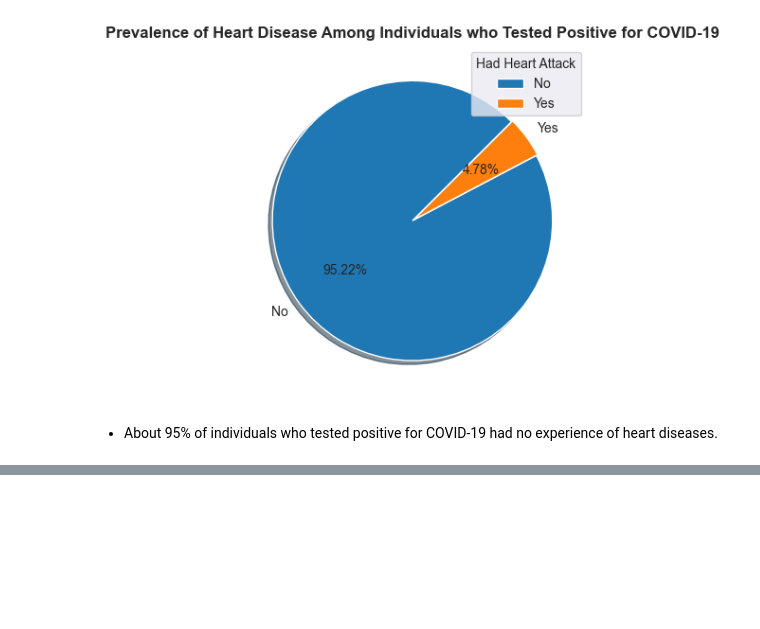
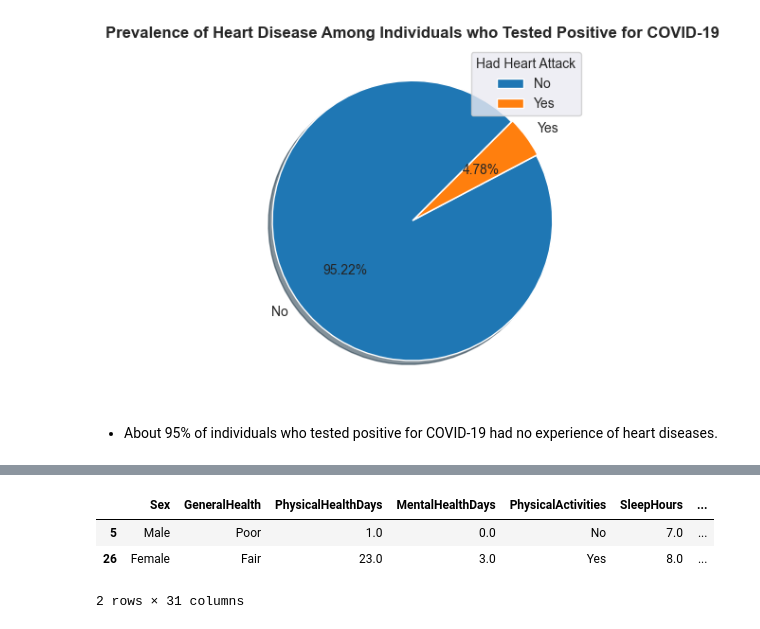
Before and after one commit to ali-bin-kashif/heart-disease-healthcare-data-analysis, a Jupyter notebook: heart_indicator_data_analysis.ipynb, the cells around one changed output, grey strips where cells are left out. Cells and saved outputs as stored; diff of their text form; code cells hidden in the pictures; blank space fills up the shorter version.

```diff
--- a/heart_indicator_data_analysis.ipynb
+++ b/heart_indicator_data_analysis.ipynb
@@ -1717,0 +1702,8 @@ plt.show()
+# %%
+all_heart_patients = all_heart_patients.drop(columns=['HadHeartAttack'])
+all_heart_patients.head(2)
+# %% [output]
+|  | Sex | GeneralHealth | PhysicalHealthDays | MentalHealthDays | PhysicalActivities | SleepHours | ... |
+| 5 | Male | Poor | 1.0 | 0.0 | No | 7.0 | ... |
+| 26 | Female | Fair | 23.0 | 3.0 | Yes | 8.0 | ... |
+2 rows × 31 columns
```
Also changed, not shown: parts of 17 cells of this notebook.
